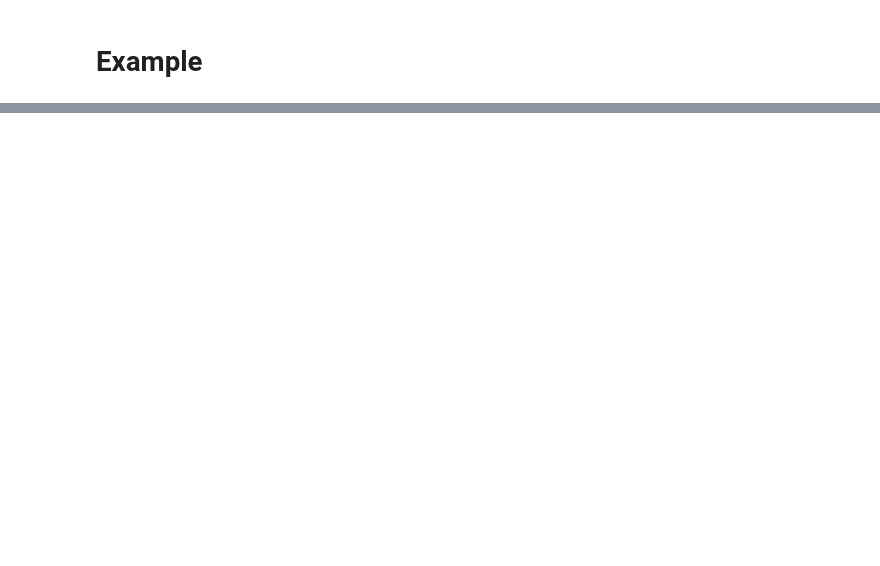
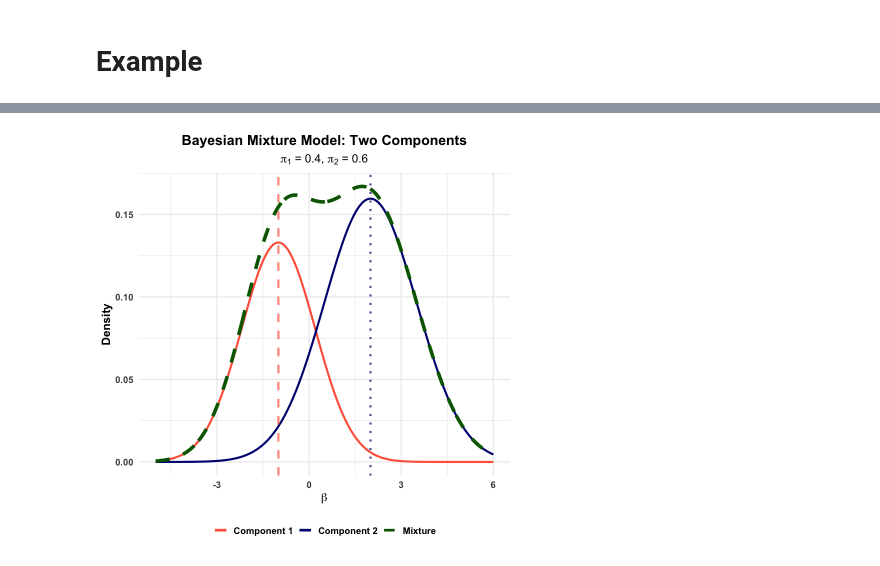
Before and after one commit to StatFunGen/statgen-prerequisites, a Jupyter notebook: Bayesian_mixture_model.ipynb, the cells around one changed output, grey strips where cells are left out. Saved outputs shown, nothing was run; the diff lists cells and outputs as text; code cells hidden in the pictures; blank space fills up the shorter version.

Commit message:
temp save

```diff
--- a/Bayesian_mixture_model.ipynb
+++ b/Bayesian_mixture_model.ipynb
@@ -154,0 +491,79 @@ legend("topright",
+# %%
+library(ggplot2)
+library(dplyr)
+
+# Set parameters for two components
+mu1 <- -1      # Mean of component 1
+mu2 <- 2       # Mean of component 2
+sigma1 <- 1.2  # SD of component 1
+sigma2 <- 1.5  # SD of component 2
+pi1 <- 0.4     # Weight of component 1
+pi2 <- 0.6     # Weight of component 2
+
+# Create data for plotting
+x <- seq(-5, 6, length.out = 1000)
+
+# Individual component densities
+component1 <- pi1 * dnorm(x, mu1, sigma1)
+component2 <- pi2 * dnorm(x, mu2, sigma2)
+
+# Mixture density
+mixture <- component1 + component2
+
+# Create data frame for plotting
+plot_data <- data.frame(
+  x = rep(x, 3),
+  density = c(component1, component2, mixture),
+  distribution = rep(c("Component 1", "Component 2", "Mixture"), each = length(x))
+)
+
+# Create the plot
+p <- ggplot(plot_data, aes(x = x, y = density, color = distribution, linetype = distribution)) +
+  geom_line(aes(linewidth = distribution)) +
+  scale_linewidth_manual(values = c("Component 1" = 1.2,
+                                   "Component 2" = 1.2,
+                                   "Mixture" = 2.0)) +
+  scale_color_manual(values = c("Component 1" = "tomato",
+                               "Component 2" = "#000080",
+                               "Mixture" = "darkgreen")) +
+  scale_linetype_manual(values = c("Component 1" = "solid",
+                                  "Component 2" = "solid",
+                                  "Mixture" = "dashed")) +
+  labs(
+    title = "Bayesian Mixture Model: Two Components",
+    subtitle = expression(paste(pi[1], " = 0.4, ", pi[2], " = 0.6")),
+    x = expression(beta),
+    y = "Density",
+    color = "Distribution",
+    linetype = "Distribution"
+  ) +
+  theme_minimal(base_size = 14) +
+  theme(
+    plot.title = element_text(hjust = 0.5, face = "bold"),
+    plot.subtitle = element_text(hjust = 0.5),
+    axis.title.y = element_text(face = "bold"),
+    axis.title.x = element_text(face = "bold"),
+    axis.text.x = element_text(face = "bold"),
+    axis.text.y = element_text(face = "bold"),
+    legend.title = element_blank(),
+    legend.text = element_text(face = "bold"),
+    legend.position = "bottom"
+  ) +
+  guides(color = guide_legend(override.aes = list(linewidth = 1.5)),
+         linewidth = "none")
+
+# Add vertical lines for component means and labels
+p <- p +
+  geom_vline(xintercept = mu1, color = "tomato", linetype = "dashed", alpha = 0.7, linewidth = 1.2) +
+  geom_vline(xintercept = mu2, color = "#000080", linetype = "dotted", alpha = 0.7, linewidth = 1.2)
+
+# Display the plot
+print(p)
+
+# Save the plot
+ggsave("./cartoons/Bayesian_mixture_model.png", plot = p,
+       width = 10, height = 6,
+       bg = "transparent",
+       dpi = 300)
+# %% [output]
+[figure, added]
```
Also changed, not shown: parts of 33 cells of this notebook, 22 other files.
